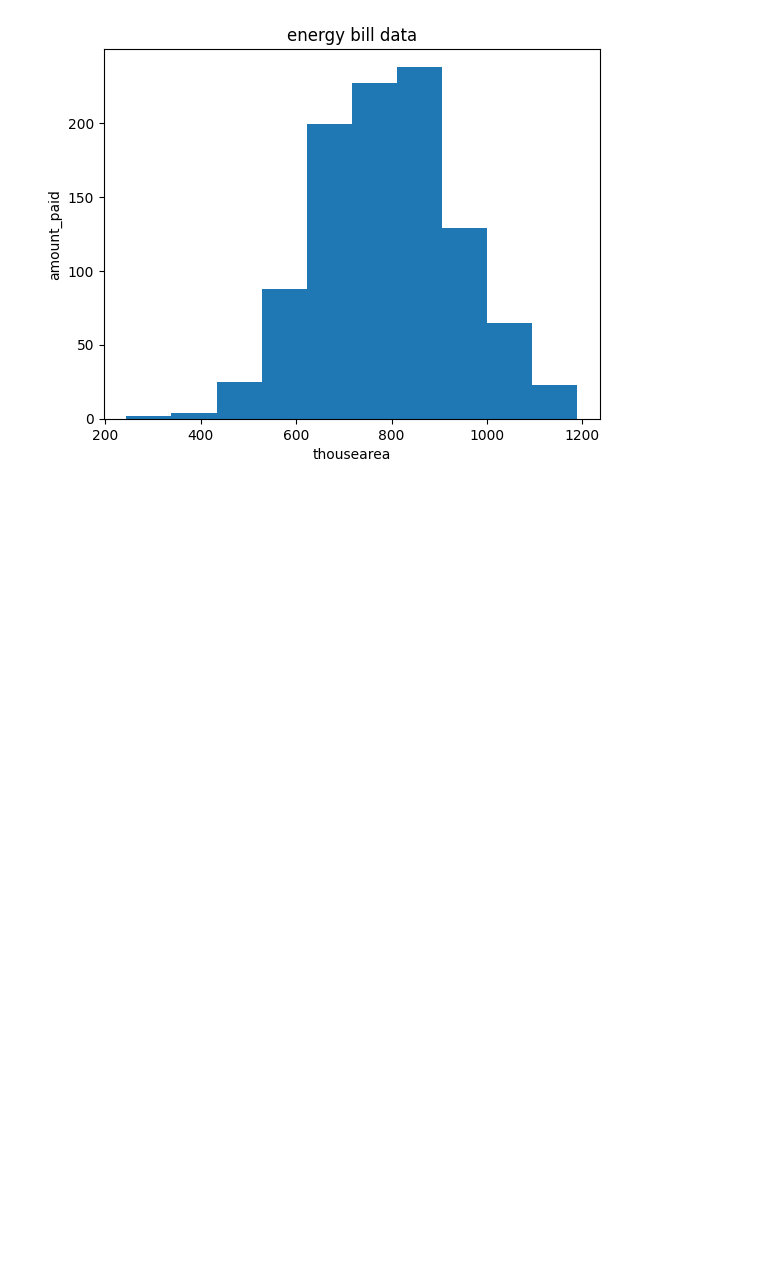
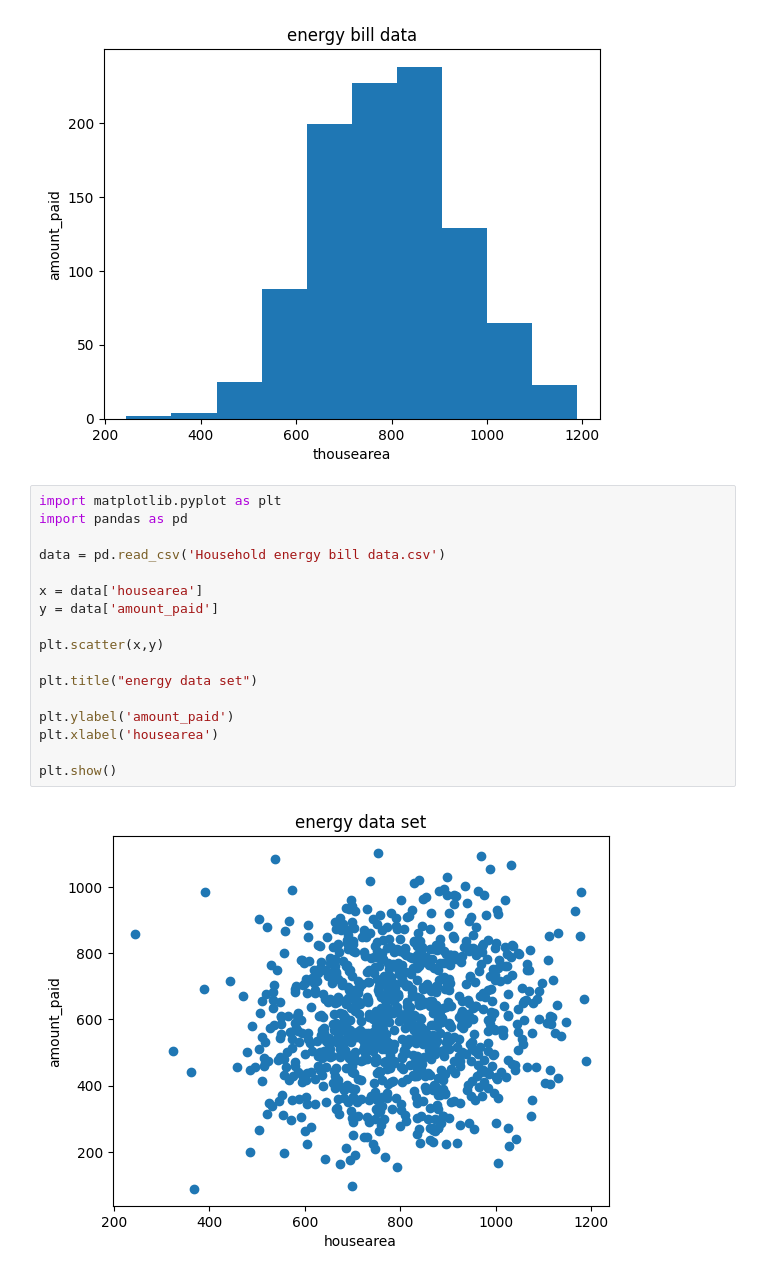
Before and after one commit to Hansaka2001/Data-Analysis-and-Visualization, a Jupyter notebook: Matplotlib/data_visualization/code.ipynb, the cells around one changed output. Saved outputs shown, nothing was run; the diff lists cells and outputs as text; blank space fills up the shorter version.

Commit message:
scatter plot

```diff
--- a/Matplotlib/data_visualization/code.ipynb
+++ b/Matplotlib/data_visualization/code.ipynb
@@ -52,3 +52,22 @@ plt.xlabel('thousearea')
 plt.show()
 # %% [output]
 [figure]
+# %%
+import matplotlib.pyplot as plt
+import pandas as pd
+
+data = pd.read_csv('Household energy bill data.csv')
+
+x = data['housearea']
+y = data['amount_paid']
+
+plt.scatter(x,y)
+
+plt.title("energy data set")
+
+plt.ylabel('amount_paid')
+plt.xlabel('housearea')
+
+plt.show()
+# %% [output]
+[figure, added]
```
